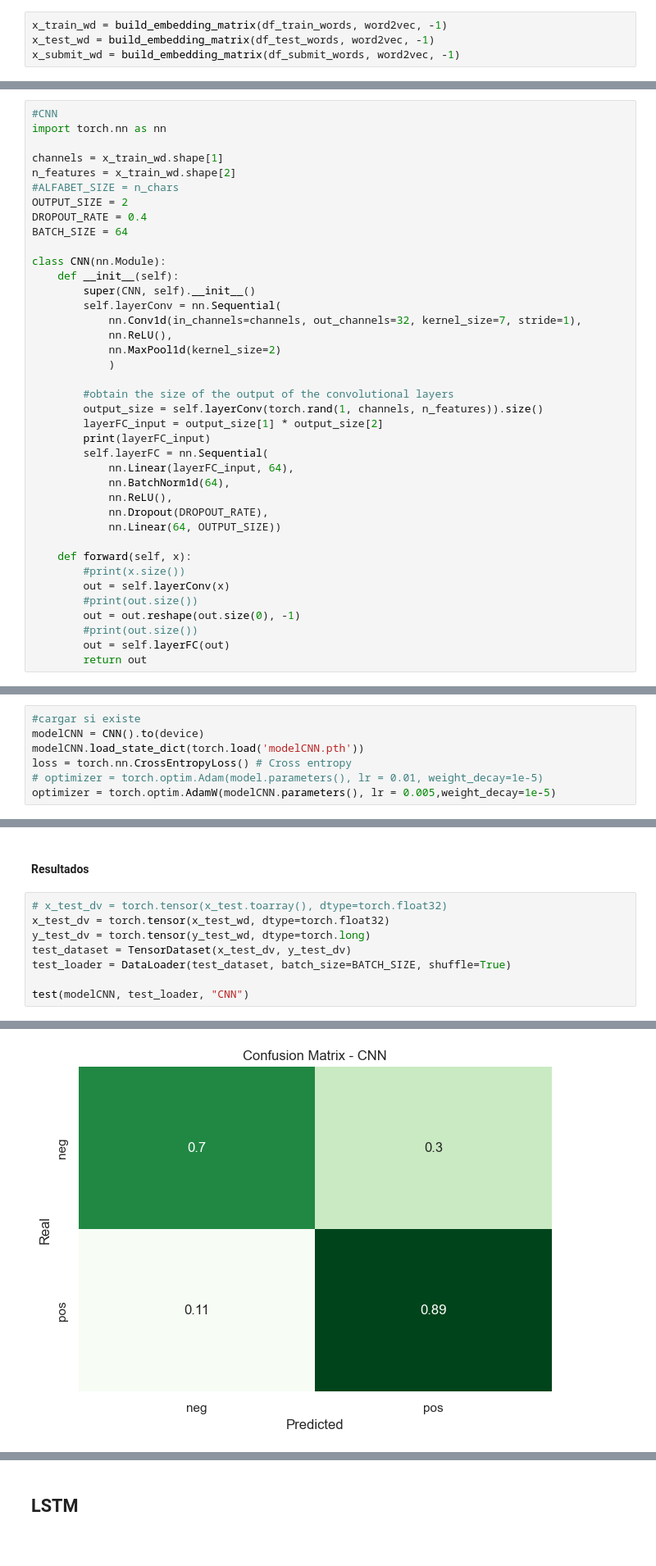
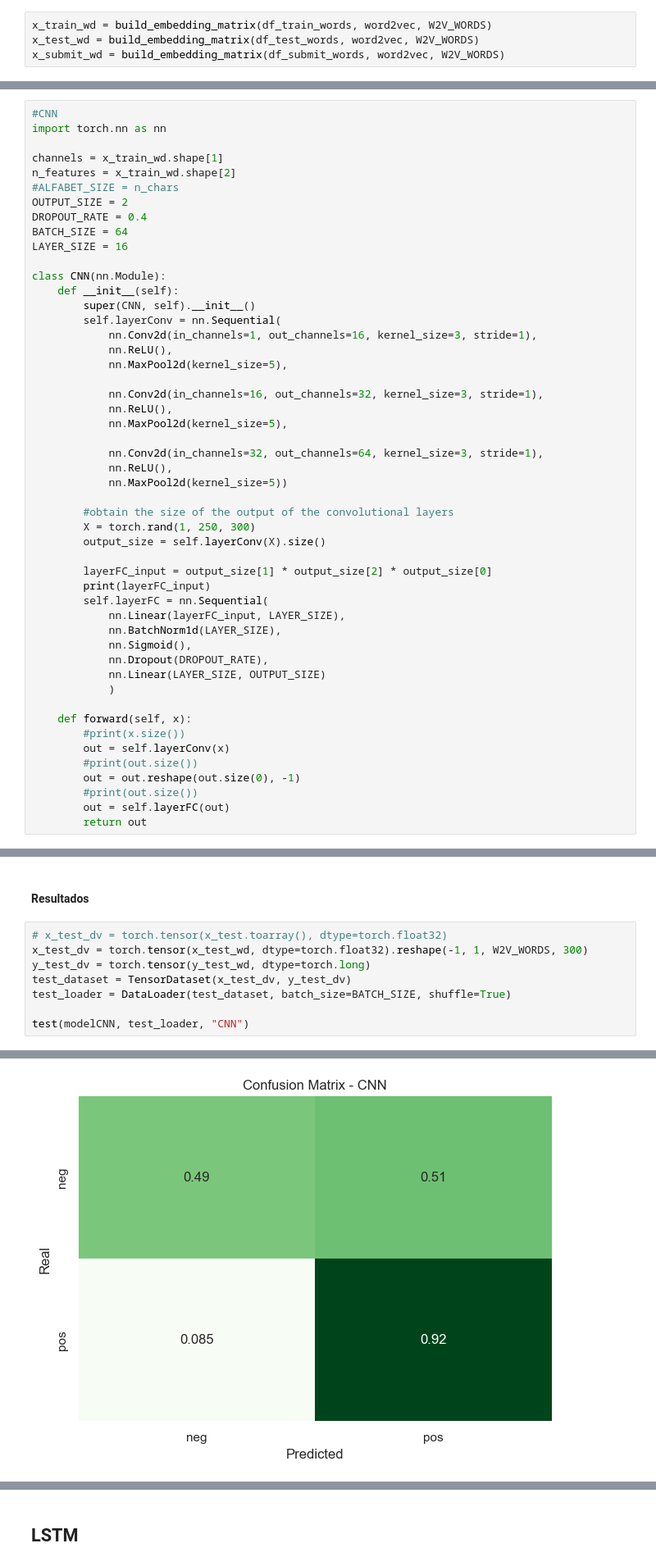
Before and after one commit to Adrian-Cespedes/Proy4-ML, a Jupyter notebook: mainCNN.ipynb, the cells around one changed output, grey strips where cells are left out. Shown at 82% size. Cells and saved outputs as stored; diff of their text form.

```diff
--- a/mainCNN.ipynb
+++ b/mainCNN.ipynb
@@ -472,7 +472,7 @@ def build_embedding_matrix(df, word2vec_dict, max_words = -1):
         result[i] = emb
     return result
 # %%
-x_train_wd = build_embedding_matrix(df_train_words, word2vec, -1)
-x_test_wd = build_embedding_matrix(df_test_words, word2vec, -1)
-x_submit_wd = build_embedding_matrix(df_submit_words, word2vec, -1)
+x_train_wd = build_embedding_matrix(df_train_words, word2vec, W2V_WORDS)
+x_test_wd = build_embedding_matrix(df_test_words, word2vec, W2V_WORDS)
+x_submit_wd = build_embedding_matrix(df_submit_words, word2vec, W2V_WORDS)
 # %% [output]
@@ -1068,26 +1275,37 @@ n_features = x_train_wd.shape[2]
 OUTPUT_SIZE = 2
 DROPOUT_RATE = 0.4
 BATCH_SIZE = 64
+LAYER_SIZE = 16
 
 class CNN(nn.Module):
     def __init__(self):
         super(CNN, self).__init__()
         self.layerConv = nn.Sequential(
-            nn.Conv1d(in_channels=channels, out_channels=32, kernel_size=7, stride=1),
+            nn.Conv2d(in_channels=1, out_channels=16, kernel_size=3, stride=1),
             nn.ReLU(),
-            nn.MaxPool1d(kernel_size=2)
-            )
+            nn.MaxPool2d(kernel_size=5),
+
+            nn.Conv2d(in_channels=16, out_channels=32, kernel_size=3, stride=1),
+            nn.ReLU(),
+            nn.MaxPool2d(kernel_size=5),
+
+            nn.Conv2d(in_channels=32, out_channels=64, kernel_size=3, stride=1),
+            nn.ReLU(),
+            nn.MaxPool2d(kernel_size=5))
 
         #obtain the size of the output of the convolutional layers
-        output_size = self.layerConv(torch.rand(1, channels, n_features)).size()
-        layerFC_input = output_size[1] * output_size[2]
+        X = torch.rand(1, 250, 300)
+        output_size = self.layerConv(X).size()
+
+        layerFC_input = output_size[1] * output_size[2] * output_size[0]
         print(layerFC_input)
         self.layerFC = nn.Sequential(
-            nn.Linear(layerFC_input, 64),
-            nn.BatchNorm1d(64),
-            nn.ReLU(),
+            nn.Linear(layerFC_input, LAYER_SIZE),
+            nn.BatchNorm1d(LAYER_SIZE),
+            nn.Sigmoid(),
             nn.Dropout(DROPOUT_RATE),
-            nn.Linear(64, OUTPUT_SIZE))
+            nn.Linear(LAYER_SIZE, OUTPUT_SIZE)
+            )
 
     def forward(self, x):
         #print(x.size())
@@ -1110,7 +1326,0 @@ optimizer = torch.optim.SGD(modelCNN.parameters(), lr = 0.01, weight_decay=1e-5)
-# %%
-#cargar si existe
-modelCNN = CNN().to(device)
-modelCNN.load_state_dict(torch.load('modelCNN.pth'))
-loss = torch.nn.CrossEntropyLoss() # Cross entropy
-# optimizer = torch.optim.Adam(model.parameters(), lr = 0.01, weight_decay=1e-5)
-optimizer = torch.optim.AdamW(modelCNN.parameters(), lr = 0.005,weight_decay=1e-5)
@@ -1157,7 +1385,7 @@ Epoch 4: train loss: 0.1704
 #### Resultados
 # %%
 # x_test_dv = torch.tensor(x_test.toarray(), dtype=torch.float32)
-x_test_dv = torch.tensor(x_test_wd, dtype=torch.float32)
+x_test_dv = torch.tensor(x_test_wd, dtype=torch.float32).reshape(-1, 1, W2V_WORDS, 300)
 y_test_dv = torch.tensor(y_test_wd, dtype=torch.long)
 test_dataset = TensorDataset(x_test_dv, y_test_dv)
 test_loader = DataLoader(test_dataset, batch_size=BATCH_SIZE, shuffle=True)
@@ -1177 +1405 @@ weighted avg       0.80      0.79      0.79      5000
-[figure, old version]
+[figure, new version]
```
Also changed, not shown: parts of 29 cells of this notebook.
